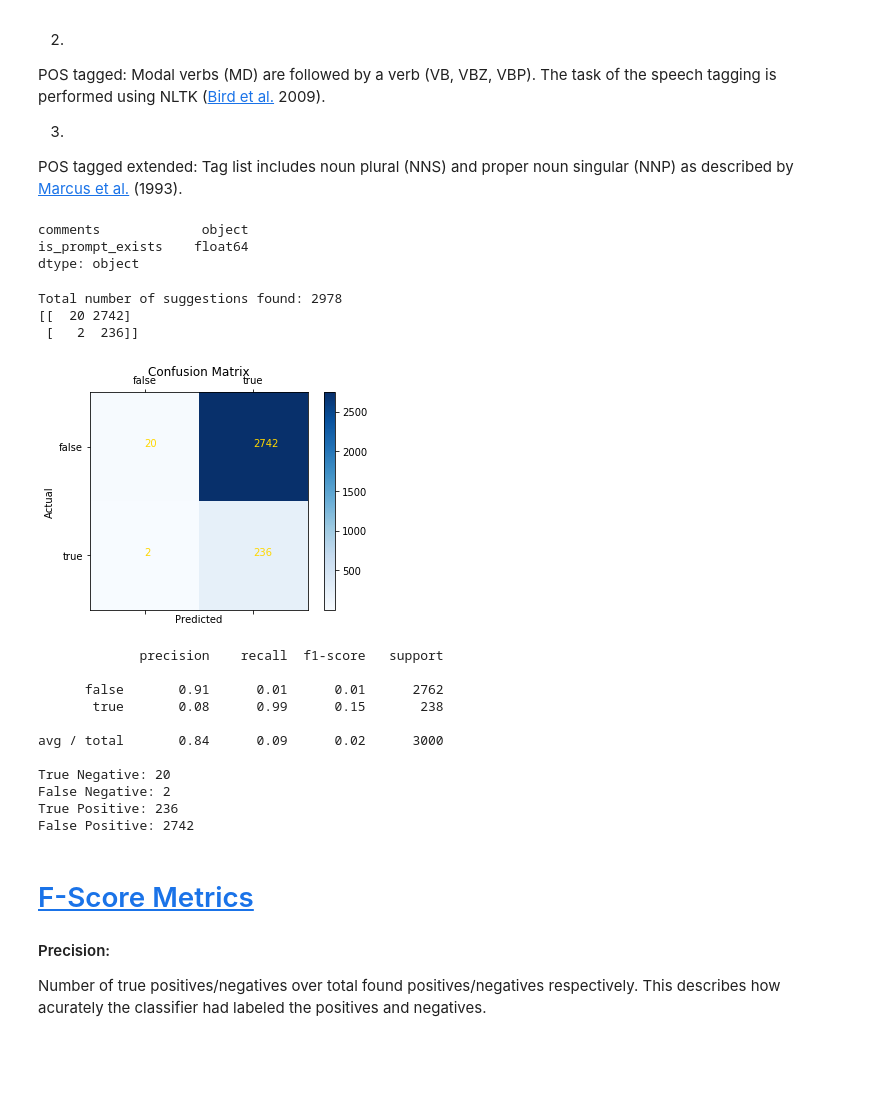
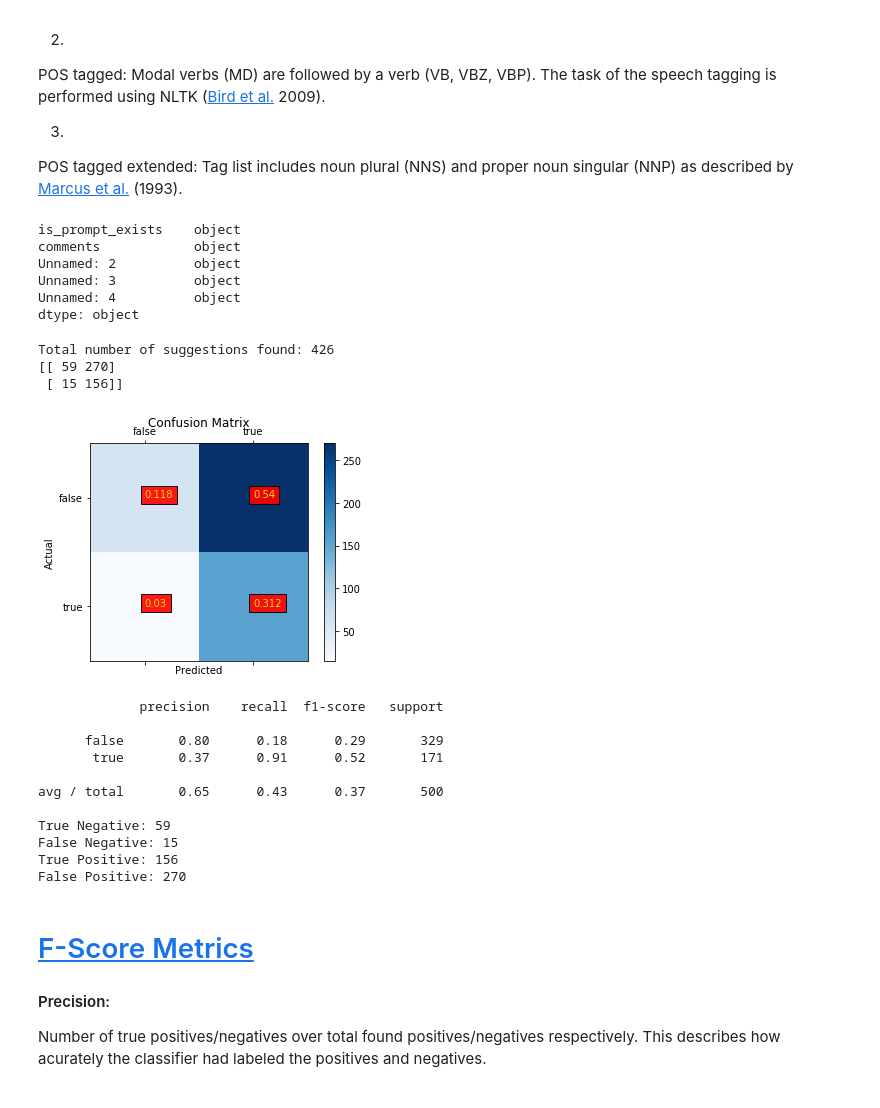
Before and after one commit to Alvores/NaturalLanguageProcessing, a Jupyter notebook: NLP_Rule_Classifier.ipynb, the cells around one changed output. Drawn from its saved outputs; the diff is of its cells as text; code cells hidden in the pictures; blank space fills up the shorter version.

Commit message:
Changed confusion matrix text to percent and made clear

```diff
--- a/NLP_Rule_Classifier.ipynb
+++ b/NLP_Rule_Classifier.ipynb
@@ -90,15 +90,18 @@ for (id, comment) in cursor:
         break
 # %%
 ######### Read in the dataset to use for classifier
-# df = pd.read_csv("suggestions_data.csv", engine = 'python', na_values = ['no info', '.', ' ', 'NaN'])
-# df.fillna(3, inplace=True)
-df = pd.read_csv("suggestions_data_tweets.csv", engine = 'python');
-df.fillna(-1, inplace=True)
+df = pd.read_csv("suggestions_data.csv", engine = 'python', na_values = ['no info', '.', ' ', 'NaN'])
+df.fillna(3, inplace=True)
+# df = pd.read_csv("suggestions_data_tweets.csv", engine = 'python');
+# df.fillna(-1, inplace=True)
 
 print(df.dtypes)
 # %% [output]
-comments             object
-is_prompt_exists    float64
+is_prompt_exists    object
+comments            object
+Unnamed: 2          object
+Unnamed: 3          object
+Unnamed: 4          object
 dtype: object
 # %%
 # print(df.head(5))
@@ -114,15 +117,15 @@ count = 0
 numComments = 0
 suggestions_per_comment = []
 end = len(df) # 16003 in length, takes awhile to process (50 seconds aprox.)
-# end = 100 # More managable for quick tests
+end = 500 # More managable for quick tests
 labels = []
 predictions = []
 for loop in range(end):
     comment = df['comments'][loop]
     prompt = df['is_prompt_exists'][loop]
     ## Comment below condition out for non-object label datasets
-#     if isinstance(comment, str) == False or (prompt != '1' and prompt != '-1'):
-#         continue
+    if isinstance(comment, str) == False or (prompt != '1' and prompt != '-1'):
+        continue
     wordTok = nltk.word_tokenize(comment)
     words = nltk.pos_tag(wordTok)
     modalVerb = False
@@ -176,52 +179,56 @@ for loop in range(end):
     else:
         labels.append(0)
     suggestions_per_comment.append(count)
     count = 0
     numComments += 1
 #     if (numComments % 500 == 0): # For checking progress at 500 step milestones
 #         print(numComments)
     ####### END
 print("Total number of suggestions found:", sum(suggestions_per_comment))
 # print("Ls:", labels)
 # print("Ps:", predictions)
 ls = ['false', 'true']
 cm = confusion_matrix(labels, predictions)
 print(cm)
 fig = plt.figure()
 ax = fig.add_subplot(111)
 cax = ax.matshow(cm, cmap=plt.cm.Blues) # Bar coloring
 plt.title('Confusion Matrix')
 fig.colorbar(cax)
 ax.set_xticklabels([''] + ls)
 ax.set_yticklabels([''] + ls)
 plt.xlabel('Predicted')
 plt.ylabel('Actual')
-plt.text(s = cm[0][0], x = 0, y = 0, color = "gold")
-plt.text(s = cm[1][1], x = 1, y = 1, color = "gold")
-plt.text(s = cm[1][0], x = 0, y = 1, color = "gold")
-plt.text(s = cm[0][1], x = 1, y = 0, color = "gold")
+plt.text(s = round(cm[0][0]/end, 3), x = 0, y = 0, color = "gold",
+         bbox=dict(facecolor='red', alpha=0.9))
+plt.text(s = round(cm[1][1]/end, 3), x = 1, y = 1, color = "gold",
+         bbox=dict(facecolor='red', alpha=0.9))
+plt.text(s = round(cm[1][0]/end, 3), x = 0, y = 1, color = "gold",
+         bbox=dict(facecolor='red', alpha=0.9))
+plt.text(s = round(cm[0][1]/end, 3), x = 1, y = 0, color = "gold",
+         bbox=dict(facecolor='red', alpha=0.9))
 plt.show()
 print(classification_report(labels, predictions, target_names = ls))
 print("True Negative:", cm[0][0])
 print("False Negative:", cm[1][0])
 print("True Positive:", cm[1][1])
 print("False Positive:", cm[0][1])
 # %% [output]
-Total number of suggestions found: 2978
-[[  20 2742]
- [   2  236]]
+Total number of suggestions found: 426
+[[ 59 270]
+ [ 15 156]]
-[figure, old version]
+[figure, new version]
              precision    recall  f1-score   support
 
-      false       0.91      0.01      0.01      2762
-       true       0.08      0.99      0.15       238
+      false       0.80      0.18      0.29       329
+       true       0.37      0.91      0.52       171
 
-avg / total       0.84      0.09      0.02      3000
+avg / total       0.65      0.43      0.37       500
 
-True Negative: 20
-False Negative: 2
-True Positive: 236
-False Positive: 2742
+True Negative: 59
+False Negative: 15
+True Positive: 156
+False Positive: 270
 # %% [markdown]
 # [F-Score Metrics](https://en.wikipedia.org/wiki/F1_score)
 
```
